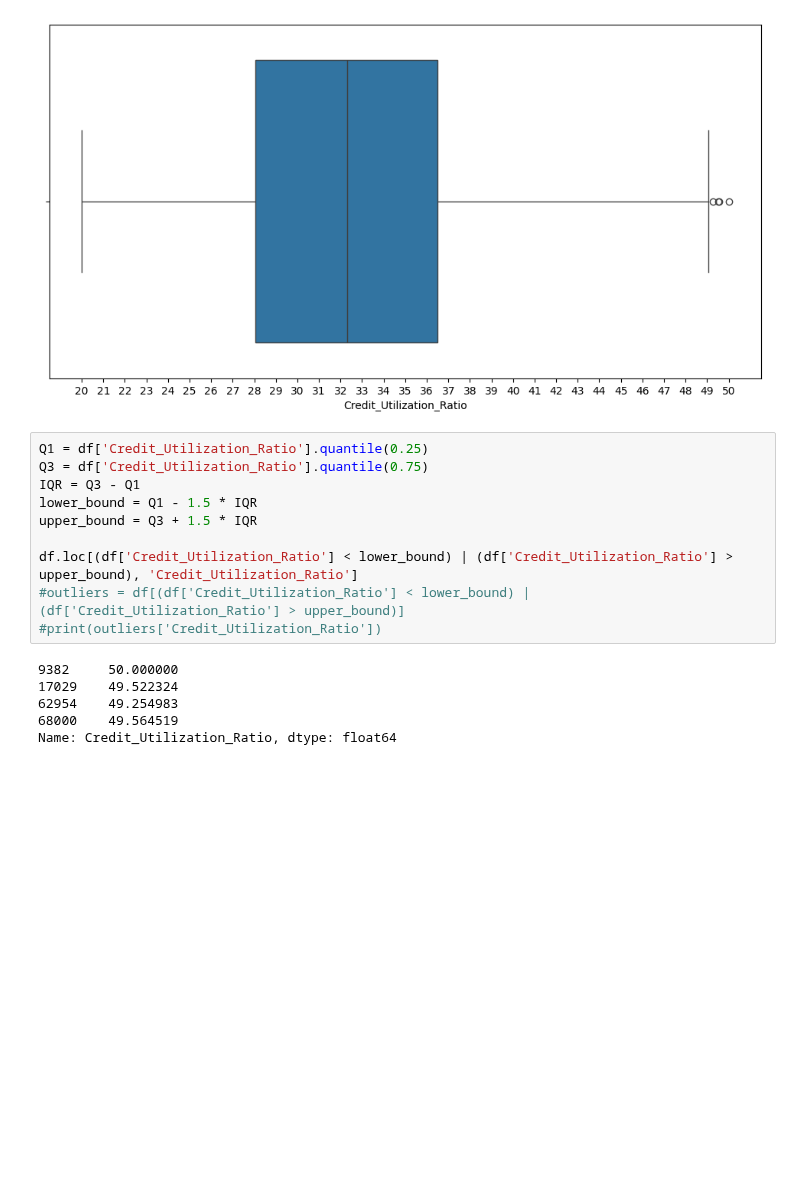
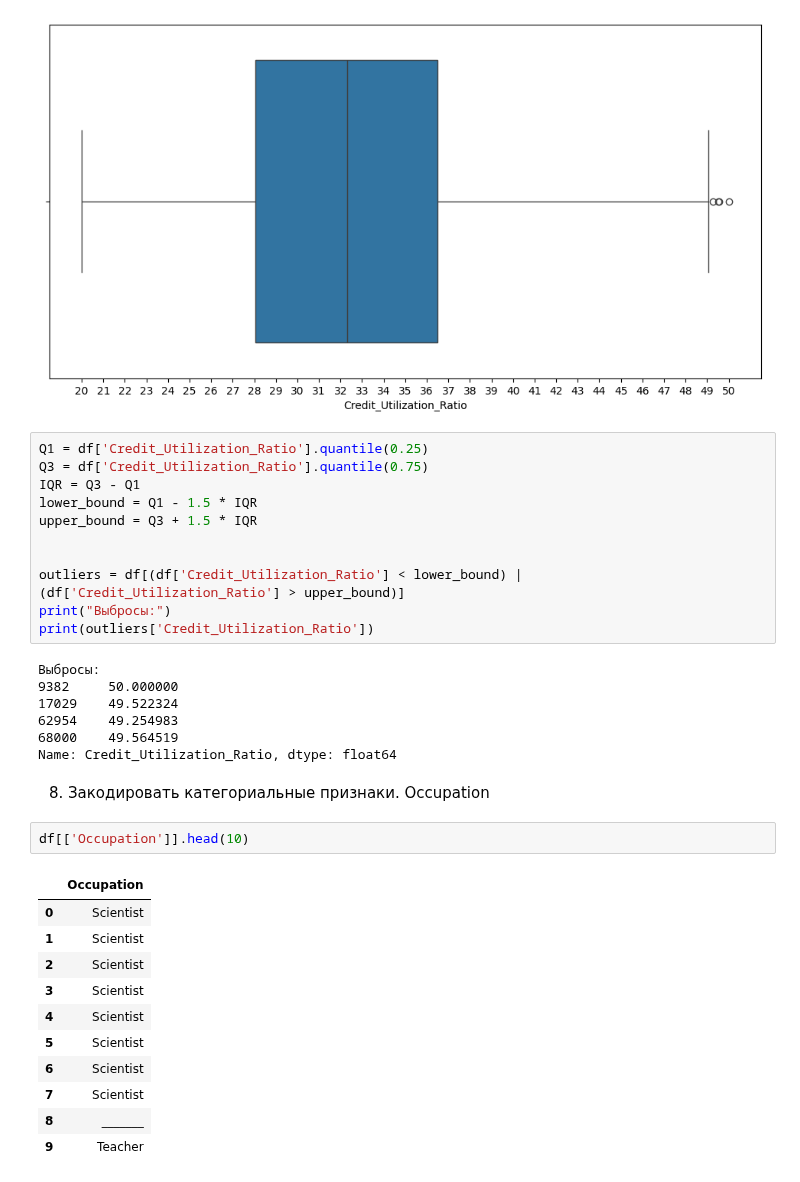
Before and after one commit to Ghukii/TMP-4sem-, a Jupyter notebook: Задание_6/Задание_6_13.ipynb, the cells around one changed output. Drawn from its saved outputs; the diff is of its cells as text; blank space fills up the shorter version.

```diff
--- a/Задание_6/Задание_6_13.ipynb
+++ b/Задание_6/Задание_6_13.ipynb
@@ -671,12 +671,30 @@ IQR = Q3 - Q1
 lower_bound = Q1 - 1.5 * IQR
 upper_bound = Q3 + 1.5 * IQR
 
-df.loc[(df['Credit_Utilization_Ratio'] < lower_bound) | (df['Credit_Utilization_Ratio'] > upper_bound), 'Credit_Utilization_Ratio']
-#outliers = df[(df['Credit_Utilization_Ratio'] < lower_bound) | (df['Credit_Utilization_Ratio'] > upper_bound)]
-#print(outliers['Credit_Utilization_Ratio'])
+
+outliers = df[(df['Credit_Utilization_Ratio'] < lower_bound) | (df['Credit_Utilization_Ratio'] > upper_bound)]
+print("Выбросы:")
+print(outliers['Credit_Utilization_Ratio'])
 # %% [output]
+Выбросы:
 9382     50.000000
 17029    49.522324
 62954    49.254983
 68000    49.564519
 Name: Credit_Utilization_Ratio, dtype: float64
+# %% [markdown]
+8. Закодировать категориальные признаки. Occupation
+# %%
+df[['Occupation']].head(10)
+# %% [output]
+|  | Occupation |
+| 0 | Scientist |
+| 1 | Scientist |
+| 2 | Scientist |
+| 3 | Scientist |
+| 4 | Scientist |
+| 5 | Scientist |
+| 6 | Scientist |
+| 7 | Scientist |
+| 8 | _______ |
+| 9 | Teacher |
```
Also changed, not shown: parts of 10 cells of this notebook.
